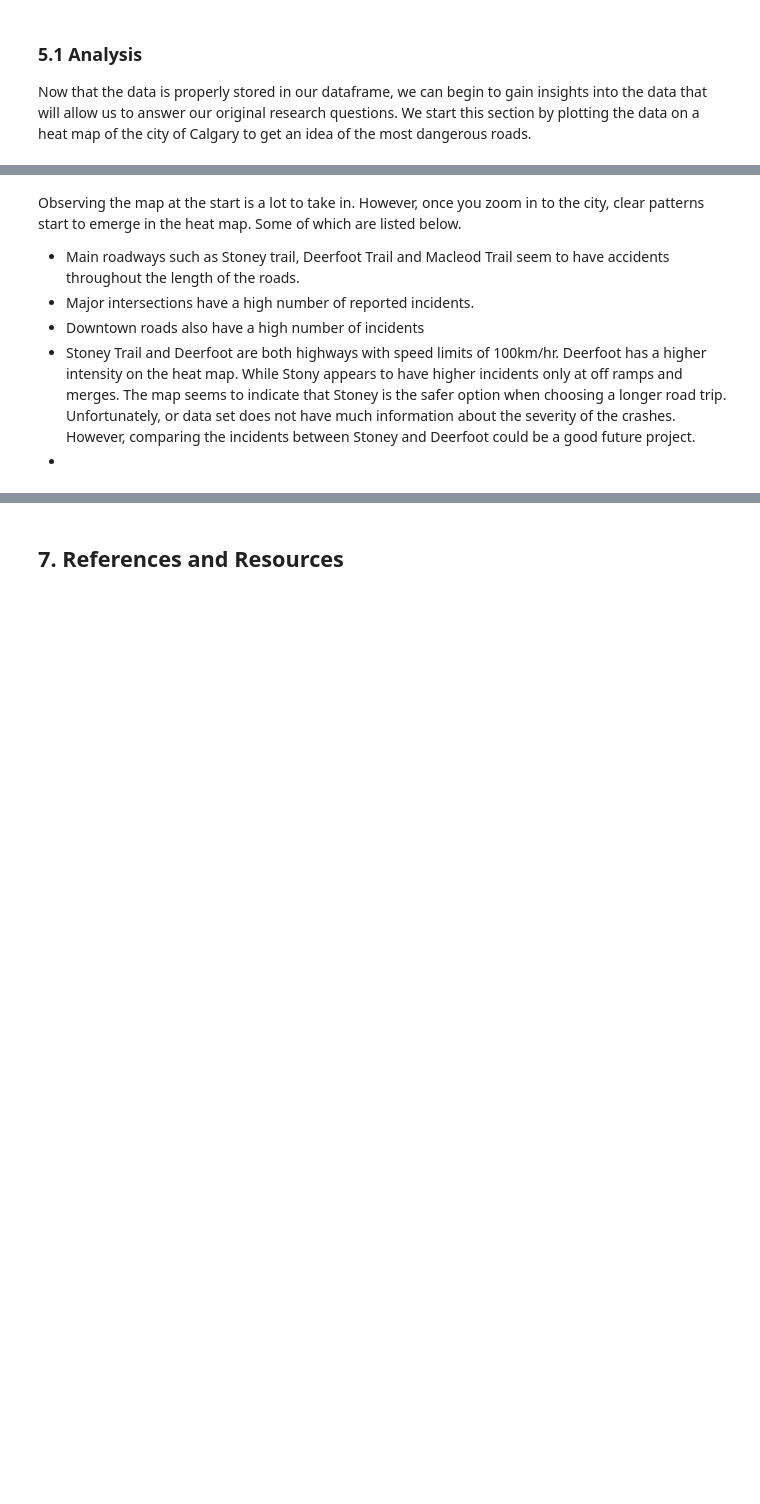
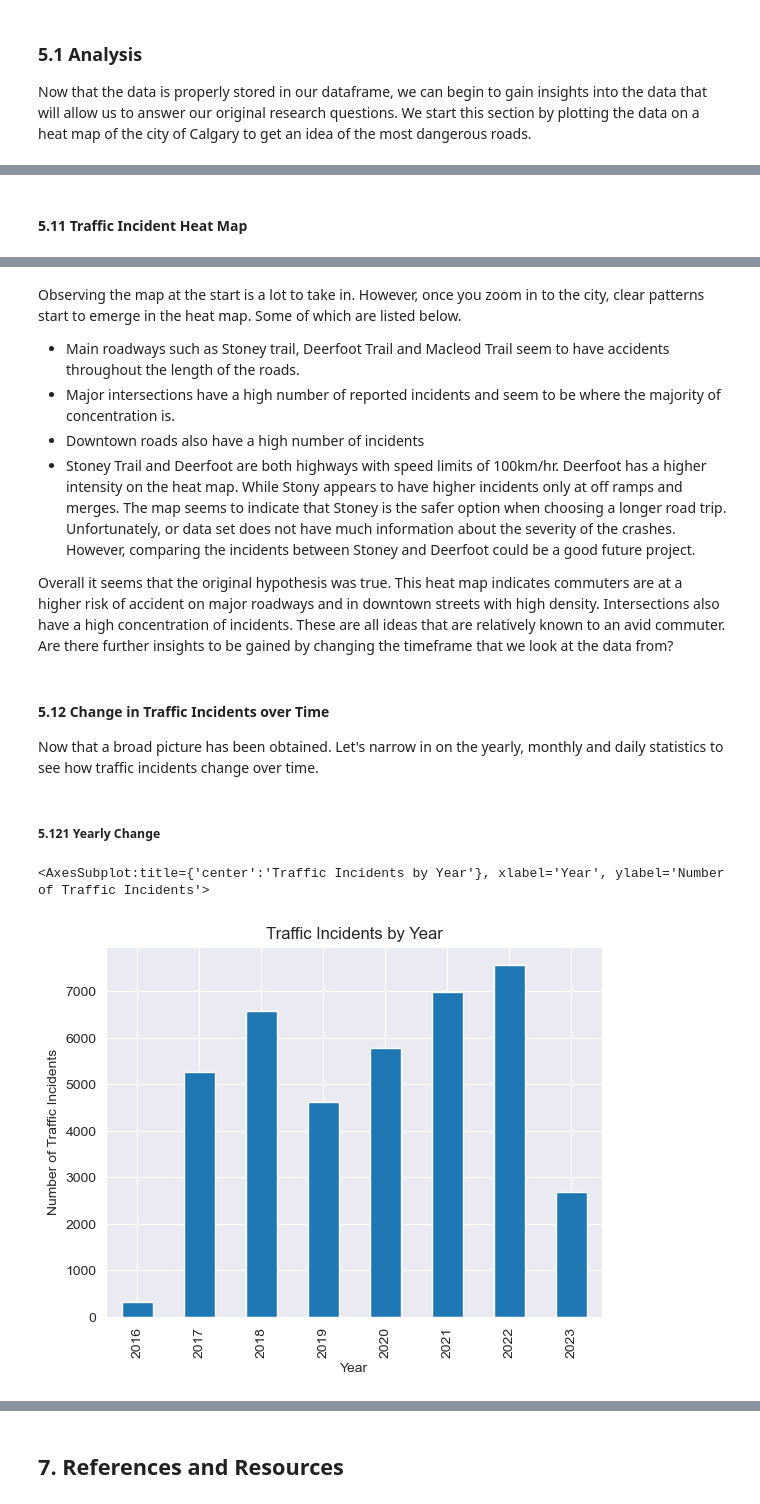
Before and after one commit to Gage-Fleming/City-of-Calgary-Data-Analysis, a Jupyter notebook: midterm.ipynb, the cells around one changed output, grey strips where cells are left out. Cells and saved outputs as stored; diff of their text form; code cells hidden in the pictures; blank space fills up the shorter version.

```diff
--- a/midterm.ipynb
+++ b/midterm.ipynb
@@ -537,8 +538,8 @@ To answer our research columns it would be wise to split the Start_Time column i
 # Below line taken from https://stackoverflow.com/questions/55776571/how-to-split-a-date-column-into-separate-day-month-year-column-in-pandas
 df[['Year', 'Month', 'Day']] = df['Start_Time'].apply(lambda x: x.timetuple()[:3]).tolist()
 
-# Get hour of crash.
-df['Hour'] = df['Start_Time'].dt.hour
+# Get hour of crash and add one to remove 0 indexing.
+df['Hour'] = df['Start_Time'].dt.hour + 1
 # %%
 # Ensure new columns have been created successfully.
 df.sample(1)
@@ -558,3 +577,5 @@ Now that the data is properly stored in our dataframe, we can begin to gain insi
+# %% [markdown]
+#### 5.11 Traffic Incident Heat Map
 # %%
 # Create folium map object to plot heat map.
 calgary_coordinates = [51.049999, -114.066666]
@@ -578,7 +599,28 @@ folium_map
 Observing the map at the start is a lot to take in. However, once you zoom in to the city, clear patterns start to emerge in the heat map. Some of which are listed below.
 
 - Main roadways such as Stoney trail, Deerfoot Trail and Macleod Trail seem to have accidents throughout the length of the roads.
-- Major intersections have a high number of reported incidents.
+- Major intersections have a high number of reported incidents and seem to be where the majority of concentration is.
 - Downtown roads also have a high number of incidents
 - Stoney Trail and Deerfoot are both highways with speed limits of 100km/hr. Deerfoot has a higher intensity on the heat map. While Stony appears to have higher incidents only at off ramps and merges. The map seems to indicate that Stoney is the safer option when choosing a longer road trip. Unfortunately, or data set does not have much information about the severity of the crashes. However, comparing the incidents between Stoney and Deerfoot could be a good future project.
--
+
+Overall it seems that the original hypothesis was true. This heat map indicates commuters are at a higher risk of accident on major roadways and in downtown streets with high density. Intersections also have a high concentration of incidents. These are all ideas that are relatively known to an avid commuter. Are there further insights to be gained by changing the timeframe that we look at the data from?
+# %% [markdown]
+#### 5.12 Change in Traffic Incidents over Time
+
+Now that a broad picture has been obtained. Let's narrow in on the yearly, monthly and daily statistics to see how traffic incidents change over time.
+# %% [markdown]
+##### 5.121 Yearly Change
+# %%
+# Store yearly counts for easier retrieval and sort by year.
+yearly_counts = df['Year'].value_counts() \
+    .sort_index()
+
+yearly_counts.plot(kind='bar',
+          use_index=True,
+          ylabel="Number of Traffic Incidents",
+          xlabel='Year',
+          title="Traffic Incidents by Year",
+          layout=[])
+# %% [output]
+<AxesSubplot:title={'center':'Traffic Incidents by Year'}, xlabel='Year', ylabel='Number of Traffic Incidents'>
+[figure, added]
```
Also changed, not shown: parts of 11 cells of this notebook, 1 other file.
